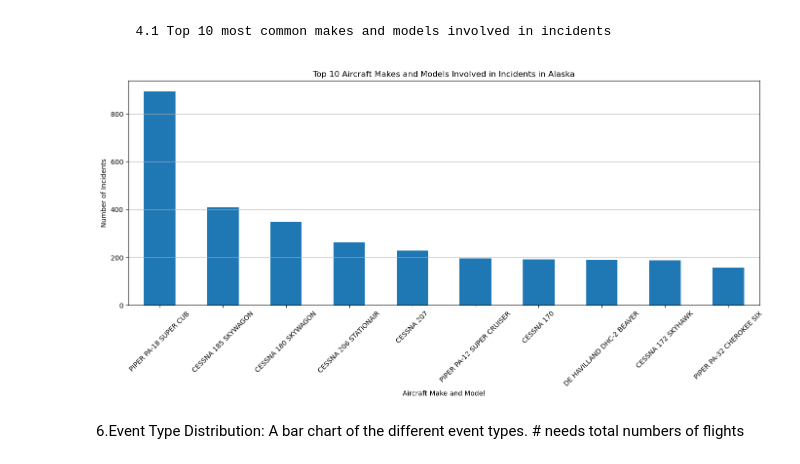
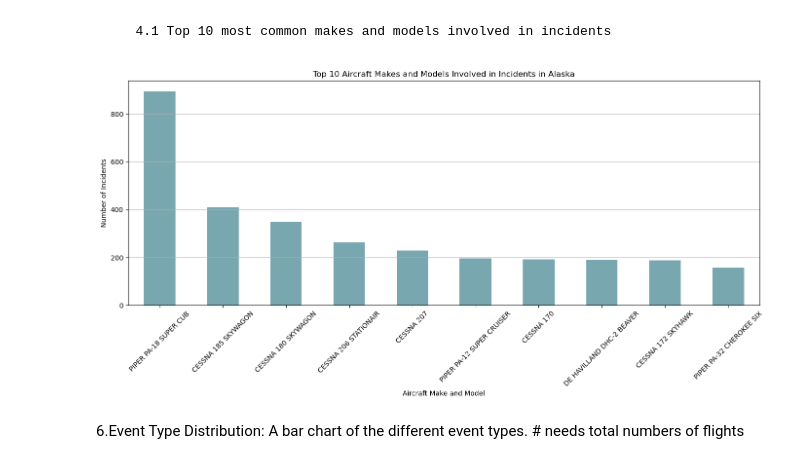
Before and after one commit to TheMirch/dsi-group-project, a Jupyter notebook: code/Moe_file_using_alaska_secV2.ipynb, the cells around one changed output. Saved outputs shown, nothing was run; the diff lists cells and outputs as text; code cells hidden in the pictures.

```diff
--- a/code/Moe_file_using_alaska_secV2.ipynb
+++ b/code/Moe_file_using_alaska_secV2.ipynb
@@ -132,16 +143,16 @@ top_makes_models = filtered_data['aircraft_family'].value_counts().head(10)
 # %%
 
 plt.figure(figsize=(14, 7))
-top_makes_models.plot(kind='bar')
+top_makes_models.plot(kind='bar', color='#78A7AF')
 plt.title('Top 10 Aircraft Makes and Models Involved in Incidents in Alaska')
 plt.xlabel('Aircraft Make and Model')
 plt.ylabel('Number of Incidents')
 plt.xticks(rotation=45)
 plt.grid(axis='y')
 plt.tight_layout()  # Adjust layout to prevent clipping of labels
 plt.show()
 # %% [output]
-[figure, old version]
+[figure, new version]
 # %% [markdown]
 6.Event Type Distribution: A bar chart of the different event types. # needs total numbers of flights
 # %%
```
Also changed, not shown: parts of 4 cells of this notebook.
